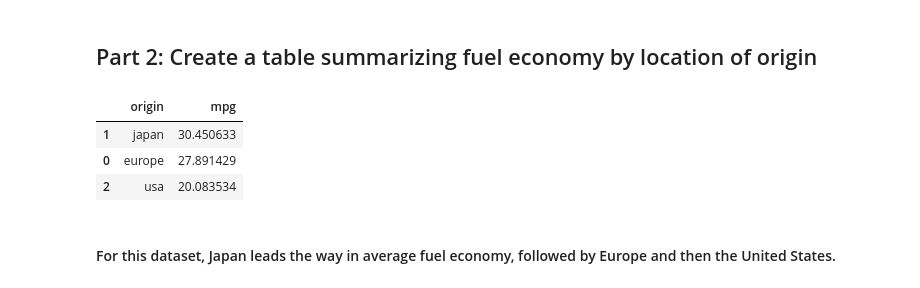
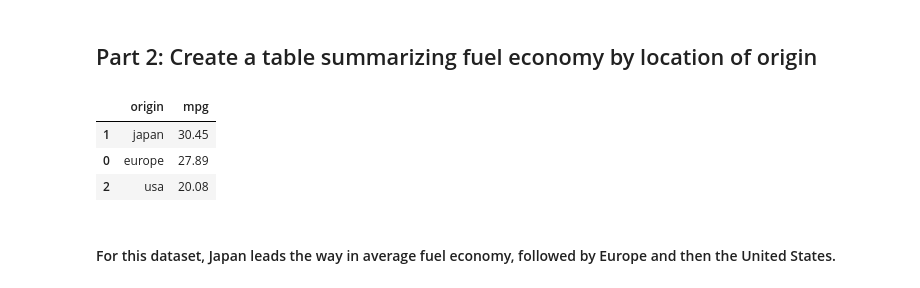
Before and after one commit to rhollinger85/portfolio, a Jupyter notebook: Fuel Economy - Robin Hollinger.ipynb, the cells around one changed output. Cells and saved outputs as stored; diff of their text form; code cells hidden in the pictures.

```diff
--- a/Fuel Economy - Robin Hollinger.ipynb
+++ b/Fuel Economy - Robin Hollinger.ipynb
@@ -35,12 +34,12 @@ hp_mpg
 ## Part 2: Create a table summarizing fuel economy by location of origin
 # %%
 # Group data by origin and sort by mean mpg
-mpg.groupby('origin')['mpg'].mean().reset_index().sort_values(by='mpg', ascending=False)
+round(mpg.groupby('origin')['mpg'].mean().reset_index().sort_values(by='mpg', ascending=False),2)
 # %% [output]
 |  | origin | mpg |
-| 1 | japan | 30.450633 |
-| 0 | europe | 27.891429 |
-| 2 | usa | 20.083534 |
+| 1 | japan | 30.45 |
+| 0 | europe | 27.89 |
+| 2 | usa | 20.08 |
 # %% [markdown]
 #### For this dataset, Japan leads the way in average fuel economy, followed by Europe and then the United States.
 # %% [markdown]
```
Also changed, not shown: parts of 10 cells of this notebook.
